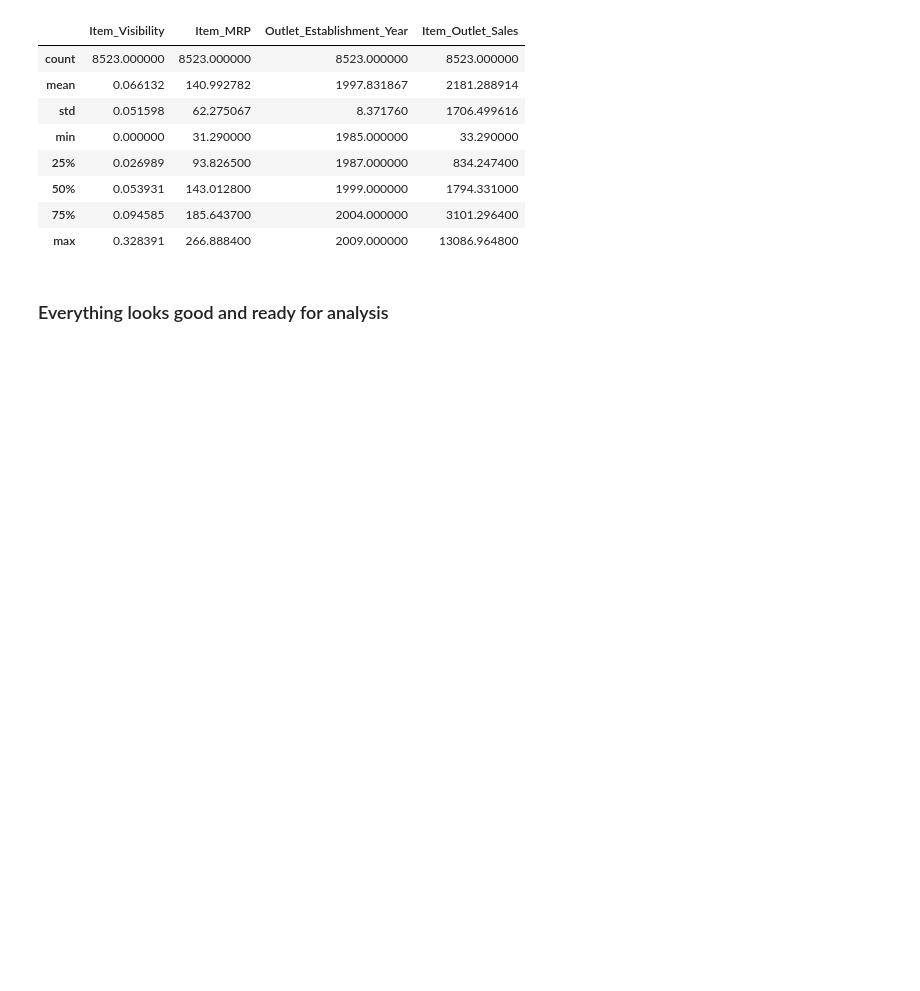
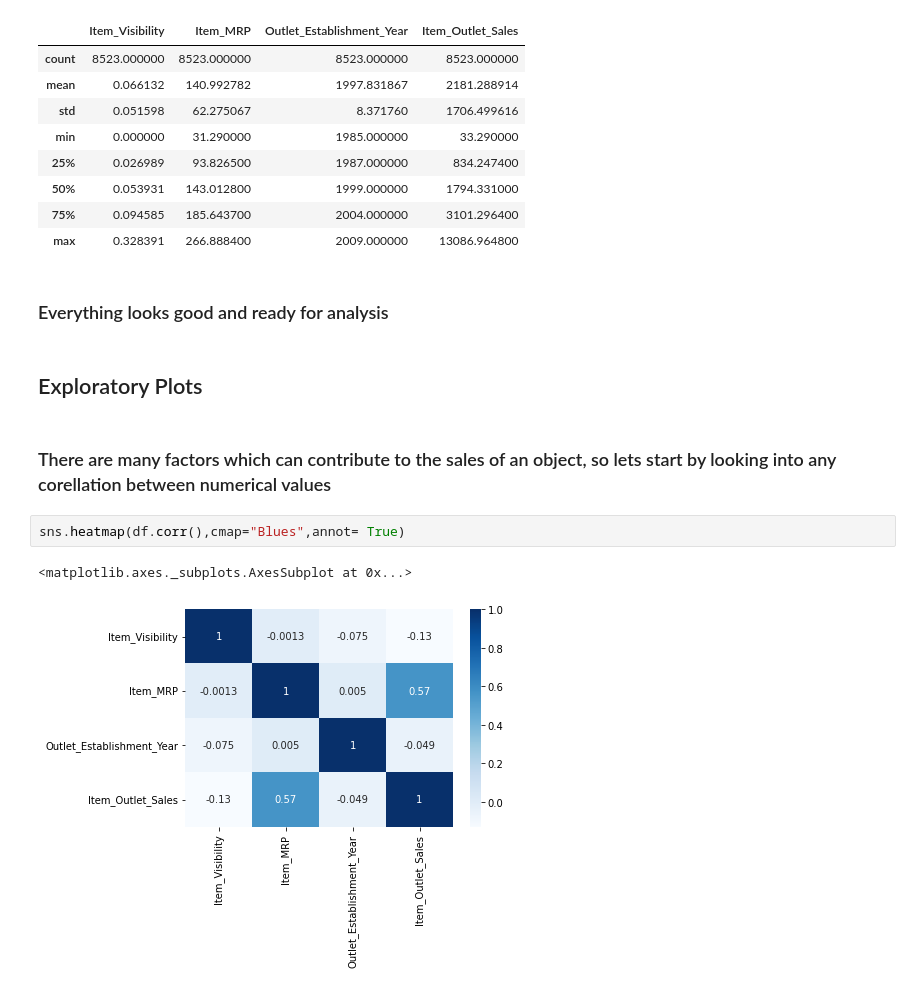
Before and after one commit to SeraphDev6/BigMart-Sales-Predictions, a Jupyter notebook: BigMart_Sales_Predictions.ipynb, the cells around one changed output. Saved outputs shown, nothing was run; the diff lists cells and outputs as text; blank space fills up the shorter version.

```diff
--- a/BigMart_Sales_Predictions.ipynb
+++ b/BigMart_Sales_Predictions.ipynb
@@ -190,3 +192,12 @@ df.describe()
 | max | 0.328391 | 266.888400 | 2009.000000 | 13086.964800 |
 # %% [markdown]
 ### Everything looks good and ready for analysis
+# %% [markdown]
+## Exploratory Plots
+# %% [markdown]
+### There are many factors which can contribute to the sales of an object, so lets start by looking into any corellation between numerical values
+# %%
+sns.heatmap(df.corr(),cmap="Blues",annot= True)
+# %% [output]
+<matplotlib.axes._subplots.AxesSubplot at 0x...>
+[figure, added]
```
Also changed, not shown: parts of 11 cells of this notebook.
